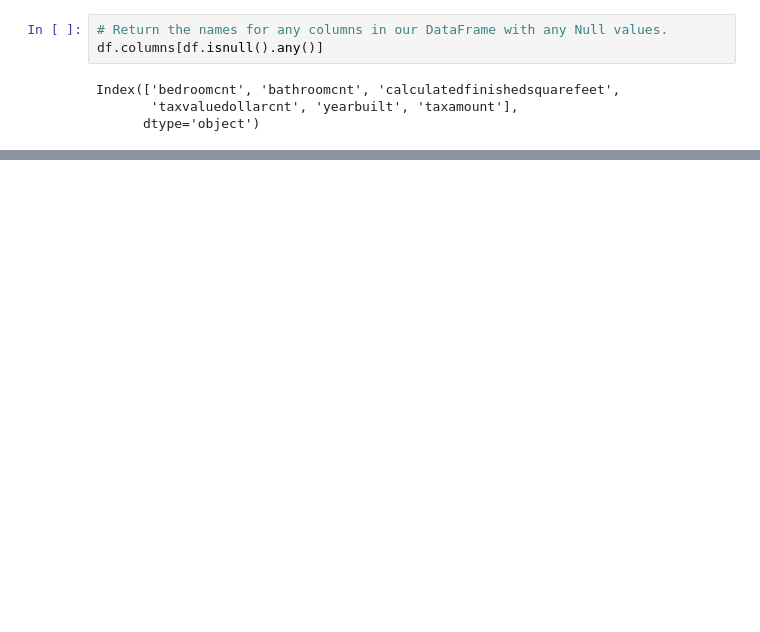
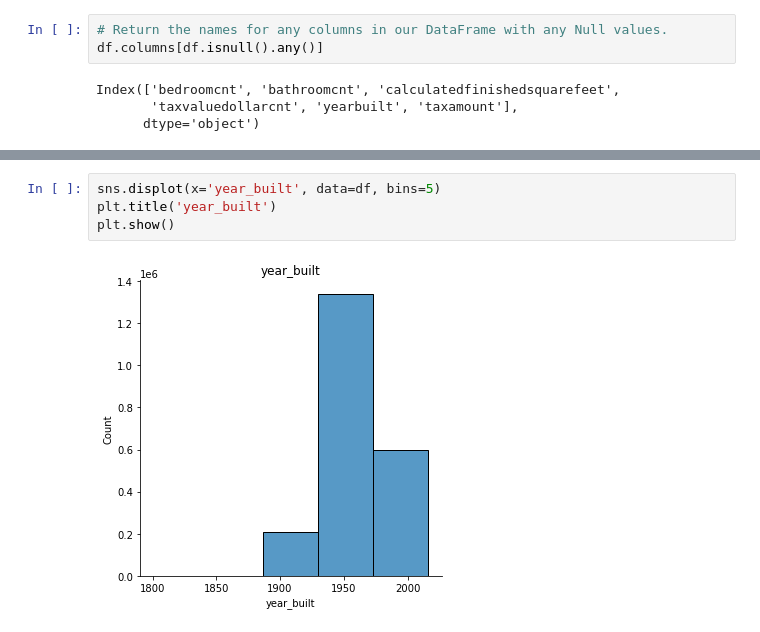
Before and after one commit to cristinalucin/regression-exercises, a Jupyter notebook: regression_exercises.ipynb, the cells around one changed output, grey strips where cells are left out. Cells and saved outputs as stored; diff of their text form; blank space fills up the shorter version.

```diff
--- a/regression_exercises.ipynb
+++ b/regression_exercises.ipynb
@@ -147,0 +213,6 @@ Index(['bedroomcnt', 'bathroomcnt', 'calculatedfinishedsquarefeet',
+# %%
+sns.displot(x='year_built', data=df, bins=5)
+plt.title('year_built')
+plt.show()
+# %% [output]
+[figure, added]
```
Also changed, not shown: parts of 31 cells of this notebook, 1 other file.
